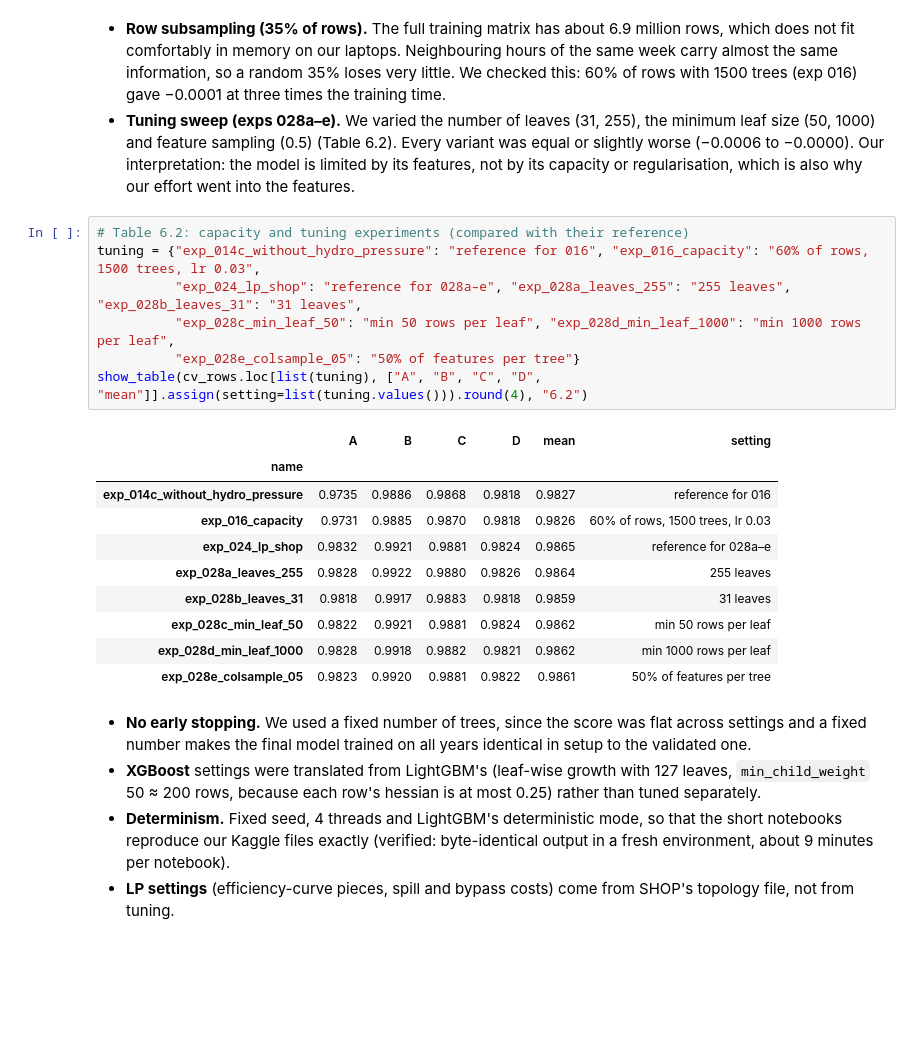
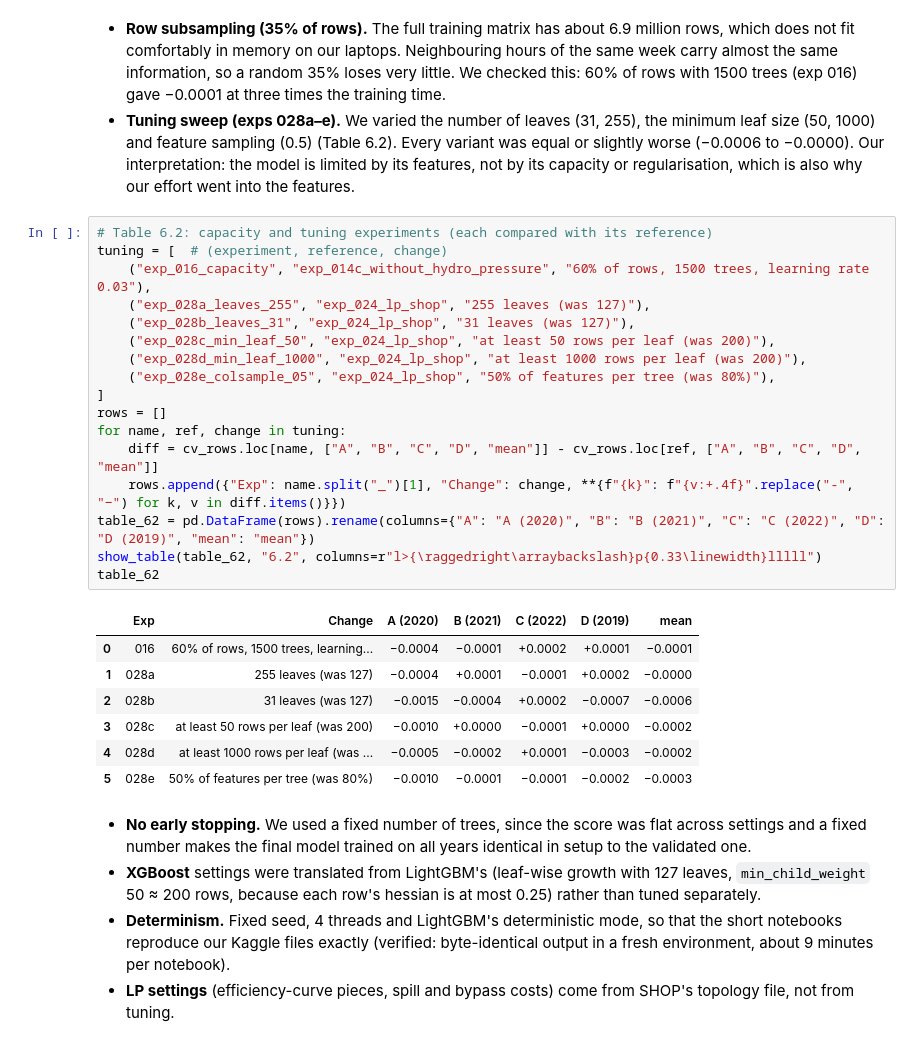
Before and after one commit to idatomine/Women-in-AI-tdt4173, a Jupyter notebook: Report.ipynb, the cells around one changed output. Saved outputs shown, nothing was run; the diff lists cells and outputs as text; blank space fills up the shorter version.

Commit message:
Improved score using ChatGPT, experiment 040 might have to be changed to be based on 038, see briefing

```diff
--- a/Report.ipynb
+++ b/Report.ipynb
@@ -941,23 +947,30 @@ show_table(pd.DataFrame({"LightGBM (notebook 1)": pd.Series({**cfg_lgbm["params"
   sampling (0.5) (Table 6.2). Every variant was equal or slightly worse (−0.0006 to −0.0000). Our interpretation: the model is limited by its
   features, not by its capacity or regularisation, which is also why our effort went into the features.
 # %%
-# Table 6.2: capacity and tuning experiments (compared with their reference)
-tuning = {"exp_014c_without_hydro_pressure": "reference for 016", "exp_016_capacity": "60% of rows, 1500 trees, lr 0.03",
-          "exp_024_lp_shop": "reference for 028a–e", "exp_028a_leaves_255": "255 leaves", "exp_028b_leaves_31": "31 leaves",
-          "exp_028c_min_leaf_50": "min 50 rows per leaf", "exp_028d_min_leaf_1000": "min 1000 rows per leaf",
-          "exp_028e_colsample_05": "50% of features per tree"}
-show_table(cv_rows.loc[list(tuning), ["A", "B", "C", "D", "mean"]].assign(setting=list(tuning.values())).round(4), "6.2")
+# Table 6.2: capacity and tuning experiments (each compared with its reference)
+tuning = [  # (experiment, reference, change)
+    ("exp_016_capacity", "exp_014c_without_hydro_pressure", "60% of rows, 1500 trees, learning rate 0.03"),
+    ("exp_028a_leaves_255", "exp_024_lp_shop", "255 leaves (was 127)"),
+    ("exp_028b_leaves_31", "exp_024_lp_shop", "31 leaves (was 127)"),
+    ("exp_028c_min_leaf_50", "exp_024_lp_shop", "at least 50 rows per leaf (was 200)"),
+    ("exp_028d_min_leaf_1000", "exp_024_lp_shop", "at least 1000 rows per leaf (was 200)"),
+    ("exp_028e_colsample_05", "exp_024_lp_shop", "50% of features per tree (was 80%)"),
+]
+rows = []
+for name, ref, change in tuning:
+    diff = cv_rows.loc[name, ["A", "B", "C", "D", "mean"]] - cv_rows.loc[ref, ["A", "B", "C", "D", "mean"]]
+    rows.append({"Exp": name.split("_")[1], "Change": change, **{f"{k}": f"{v:+.4f}".replace("-", "−") for k, v in diff.items()}})
+table_62 = pd.DataFrame(rows).rename(columns={"A": "A (2020)", "B": "B (2021)", "C": "C (2022)", "D": "D (2019)", "mean": "mean"})
+show_table(table_62, "6.2", columns=r"l>{\raggedright\arraybackslash}p{0.33\linewidth}lllll")
+table_62
 # %% [output]
-|  | A | B | C | D | mean | setting |
-| name |  |  |  |  |  |  |
-| exp_014c_without_hydro_pressure | 0.9735 | 0.9886 | 0.9868 | 0.9818 | 0.9827 | reference for 016 |
-| exp_016_capacity | 0.9731 | 0.9885 | 0.9870 | 0.9818 | 0.9826 | 60% of rows, 1500 trees, lr 0.03 |
-| exp_024_lp_shop | 0.9832 | 0.9921 | 0.9881 | 0.9824 | 0.9865 | reference for 028a–e |
-| exp_028a_leaves_255 | 0.9828 | 0.9922 | 0.9880 | 0.9826 | 0.9864 | 255 leaves |
-| exp_028b_leaves_31 | 0.9818 | 0.9917 | 0.9883 | 0.9818 | 0.9859 | 31 leaves |
-| exp_028c_min_leaf_50 | 0.9822 | 0.9921 | 0.9881 | 0.9824 | 0.9862 | min 50 rows per leaf |
-| exp_028d_min_leaf_1000 | 0.9828 | 0.9918 | 0.9882 | 0.9821 | 0.9862 | min 1000 rows per leaf |
-| exp_028e_colsample_05 | 0.9823 | 0.9920 | 0.9881 | 0.9822 | 0.9861 | 50% of features per tree |
+|  | Exp | Change | A (2020) | B (2021) | C (2022) | D (2019) | mean |
+| 0 | 016 | 60% of rows, 1500 trees, learning... | −0.0004 | −0.0001 | +0.0002 | +0.0001 | −0.0001 |
+| 1 | 028a | 255 leaves (was 127) | −0.0004 | +0.0001 | −0.0001 | +0.0002 | −0.0000 |
+| 2 | 028b | 31 leaves (was 127) | −0.0015 | −0.0004 | +0.0002 | −0.0007 | −0.0006 |
+| 3 | 028c | at least 50 rows per leaf (was 200) | −0.0010 | +0.0000 | −0.0001 | +0.0000 | −0.0002 |
+| 4 | 028d | at least 1000 rows per leaf (was ... | −0.0005 | −0.0002 | +0.0001 | −0.0003 | −0.0002 |
+| 5 | 028e | 50% of features per tree (was 80%) | −0.0010 | −0.0001 | −0.0001 | −0.0002 | −0.0003 |
 # %% [markdown]
 - **No early stopping.** We used a fixed number of trees, since the score was flat across settings and a fixed number makes the final
   model trained on all years identical in setup to the validated one.
```
Also changed, not shown: parts of 1 cell of this notebook, 52 other files.
